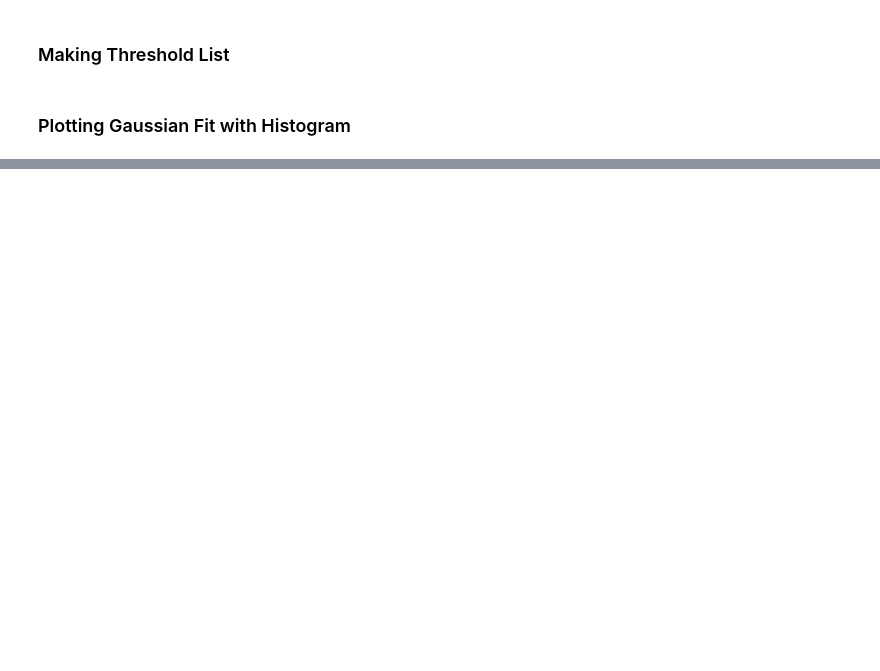
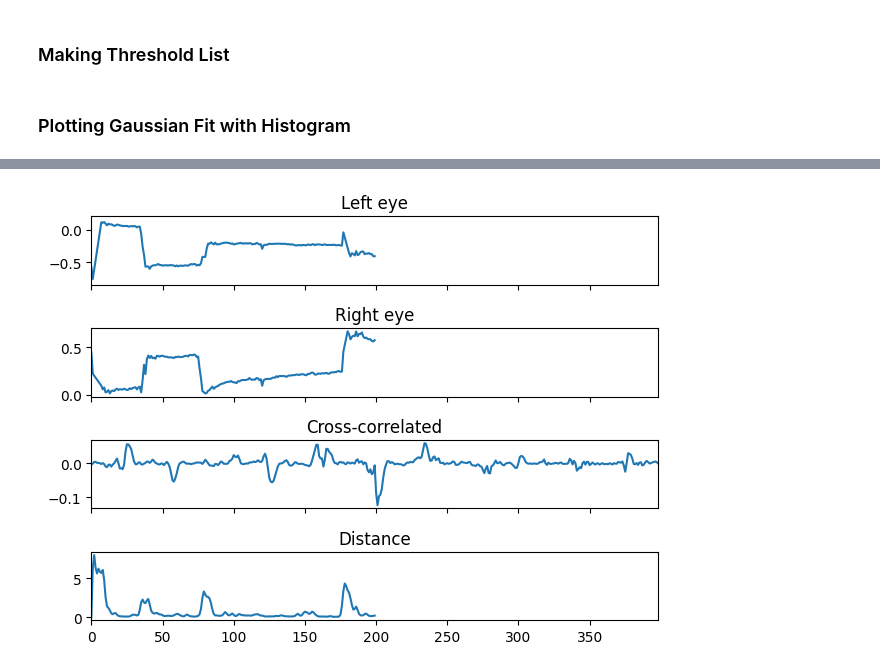
Before and after one commit to katarzyna-kupczyk/prey_capture, a Jupyter notebook: notebooks/vergence_event_finder.ipynb, the cells around one changed output, grey strips where cells are left out. Drawn from its saved outputs; the diff is of its cells as text; code cells hidden in the pictures; blank space fills up the shorter version.

```diff
--- a/notebooks/vergence_event_finder.ipynb
+++ b/notebooks/vergence_event_finder.ipynb
@@ -102,0 +224,26 @@ plt.show()
+# %%
+fish0 = list_of_fish_dicts[1]
+fish0_stim5_dot0004 = fish0['STIM_type_6.SIZE_dot_0.004']
+test_frame = fish0_stim5_dot0004[5]
+# %%
+test_frame = fish0['STIM_type_6.SIZE_dot_0.004'][1]
+corr = correlate(np.gradient(test_frame['L_EYE']), np.gradient(test_frame['R_EYE']),method='fft')
+# corr = signal.correlate(test_frame['L_EYE'], test_frame['R_EYE'], mode='same') / 200
+clock = np.arange(100, len(test_frame['L_EYE']), 200)
+fig, (ax_orig, ax_noise, ax_corr, ax_tail) = plt.subplots(4, 1, sharex=True)
+ax_orig.plot(test_frame['L_EYE'])
+# ax_orig.plot(clock, test_frame['L_EYE'][clock], 'ro')
+ax_orig.set_title('Left eye')
+ax_noise.plot(test_frame['R_EYE'])
+ax_noise.set_title('Right eye')
+ax_corr.plot(corr)
+ax_tail.plot(test_frame['Distance_pts'])
+ax_tail.set_title('Distance')
+# ax_corr.plot(clock, corr[clock], 'ro')
+# ax_corr.axhline(0.5, ls=':')
+ax_corr.set_title('Cross-correlated')
+ax_orig.margins(0, 0.1)
+fig.tight_layout()
+plt.show()
+# %% [output]
+[figure, added]
```
Also changed, not shown: parts of 62 cells of this notebook.
